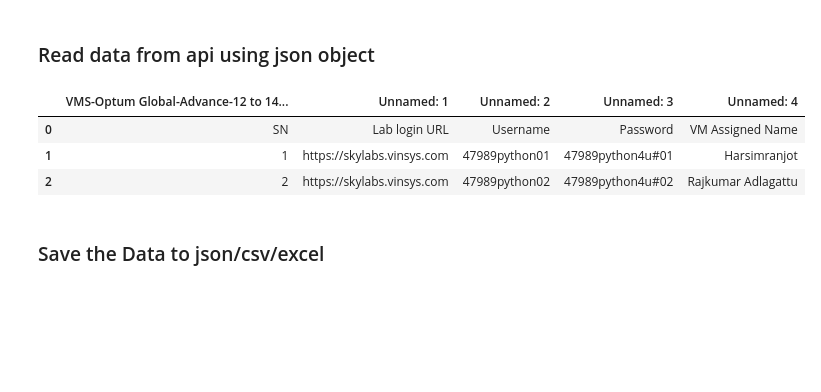
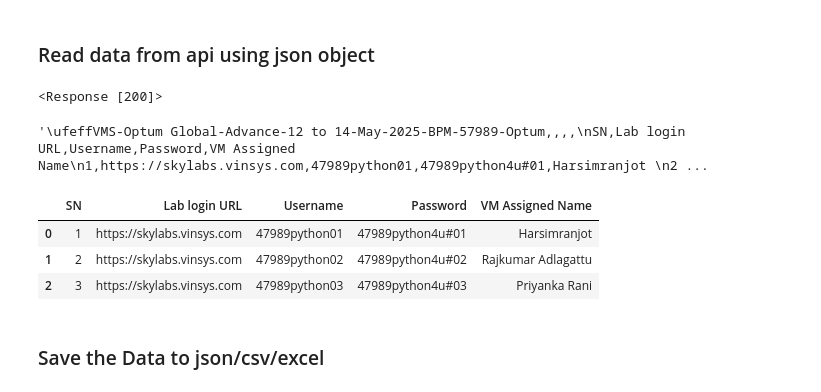
Before and after one commit to knowledge-corner/12_May_2025_Optum_Global, a Jupyter notebook: Classwork/Day - 2 classwork.ipynb, the cells around one changed output. Drawn from its saved outputs; the diff is of its cells as text; code cells hidden in the pictures; blank space fills up the shorter version.

```diff
--- a/Classwork/Day - 2 classwork.ipynb
+++ b/Classwork/Day - 2 classwork.ipynb
@@ -477,3 +477,7 @@ df_emp.head()
 import requests
 # %%
 response = requests.get(r"https://raw.githubusercontent.com/knowledge-corner/12_May_2025_Optum_Global/refs/heads/main/Virtual%20Labs.csv")
+# %%
+response
+# %% [output]
+<Response [200]>
@@ -480,12 +486,16 @@ response = requests.get(r"https://raw.githubusercontent.com/knowledge-corner/12_
+# %%
+response.text # Returns a str object
+# %% [output]
+'\ufeffVMS-Optum Global-Advance-12 to 14-May-2025-BPM-57989-Optum,,,,\nSN,Lab login URL,Username,Password,VM Assigned Name\n1,https://skylabs.vinsys.com,47989python01,47989python4u#01,Harsimranjot \n2 ...
 # %%
 from io import StringIO
-df_labs = pd.read_csv(StringIO(response.text))
+df_labs = pd.read_csv(StringIO(response.text), header=1)
 df_labs.head(3)
 # %% [output]
-|  | VMS-Optum Global-Advance-12 to 14... | Unnamed: 1 | Unnamed: 2 | Unnamed: 3 | Unnamed: 4 |
-| 0 | SN | Lab login URL | Username | Password | VM Assigned Name |
-| 1 | 1 | https://skylabs.vinsys.com | 47989python01 | 47989python4u#01 | Harsimranjot |
-| 2 | 2 | https://skylabs.vinsys.com | 47989python02 | 47989python4u#02 | Rajkumar Adlagattu |
+|  | SN | Lab login URL | Username | Password | VM Assigned Name |
+| 0 | 1 | https://skylabs.vinsys.com | 47989python01 | 47989python4u#01 | Harsimranjot |
+| 1 | 2 | https://skylabs.vinsys.com | 47989python02 | 47989python4u#02 | Rajkumar Adlagattu |
+| 2 | 3 | https://skylabs.vinsys.com | 47989python03 | 47989python4u#03 | Priyanka Rani |
 # %% [markdown]
 ### Save the Data to json/csv/excel
 # %%
```
Also changed, not shown: parts of 2 cells of this notebook, 4 other files.
